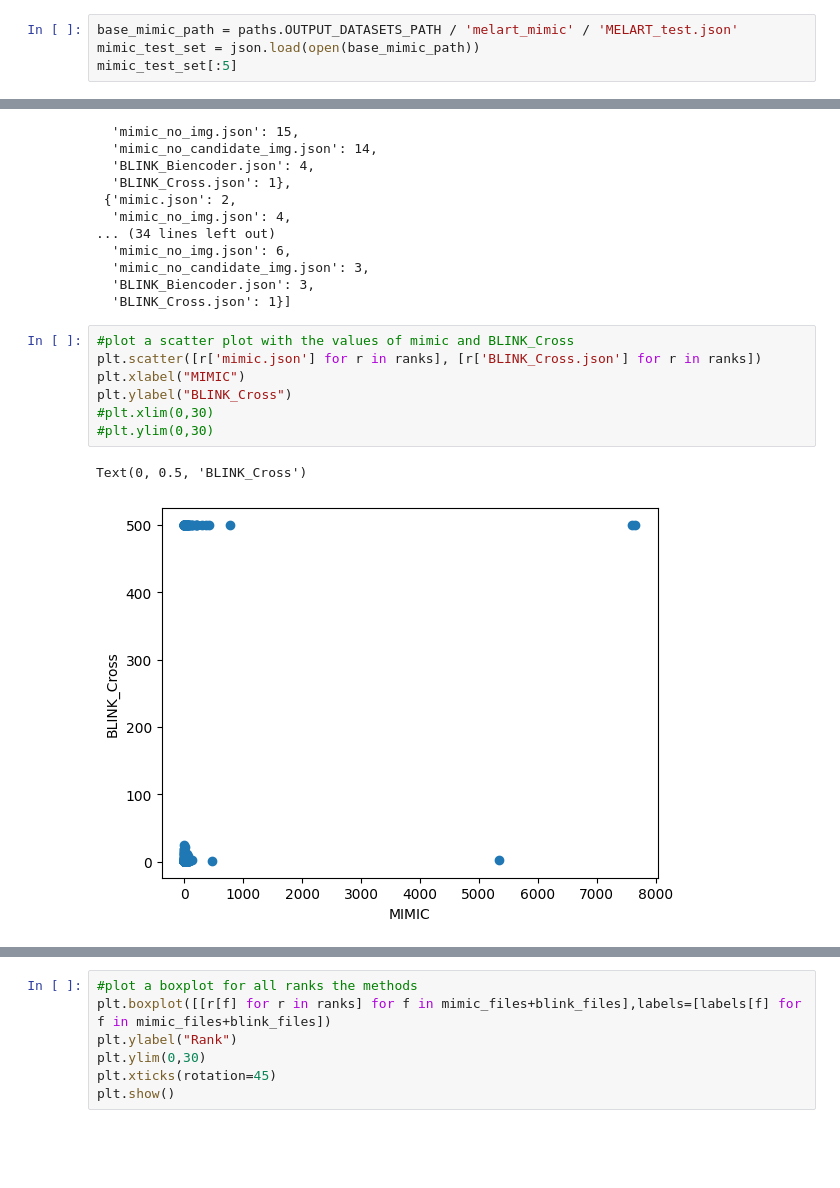
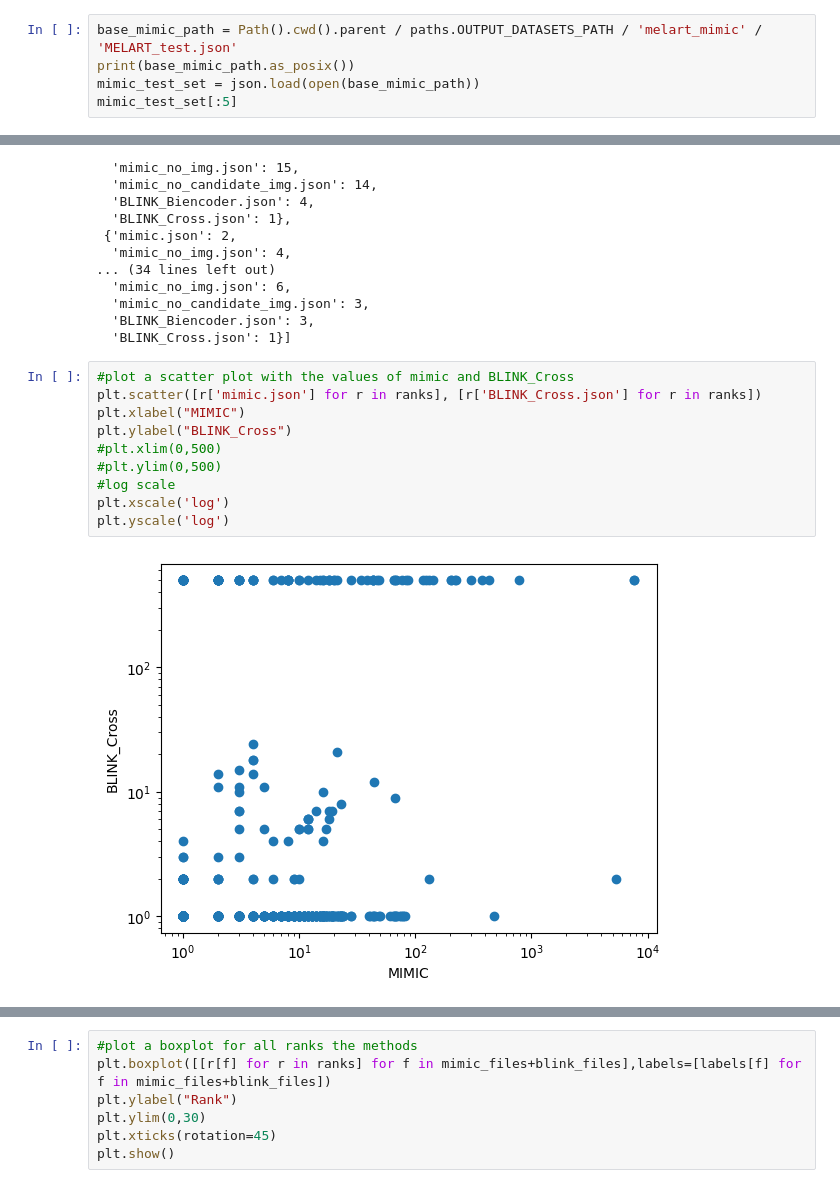
Before and after one commit to HPI-Information-Systems/MELArt_experiments, a Jupyter notebook: Inference/Charts.ipynb, the cells around one changed output, grey strips where cells are left out. Cells and saved outputs as stored; diff of their text form; blank space fills up the shorter version.

```diff
--- a/Inference/Charts.ipynb
+++ b/Inference/Charts.ipynb
@@ -9,7 +10,8 @@ import pandas as pd
 mimic_files=["mimic.json","mimic_no_img.json", "mimic_no_candidate_img.json"]
 blink_files=["BLINK_Biencoder.json","BLINK_Cross.json"]
 # %%
-base_mimic_path = paths.OUTPUT_DATASETS_PATH / 'melart_mimic' / 'MELART_test.json'
+base_mimic_path = Path().cwd().parent / paths.OUTPUT_DATASETS_PATH / 'melart_mimic' / 'MELART_test.json'
+print(base_mimic_path.as_posix())
 mimic_test_set = json.load(open(base_mimic_path))
 mimic_test_set[:5]
 # %% [output]
@@ -88,10 +91,12 @@ ranks[:10]
 # %%
 #plot a scatter plot with the values of mimic and BLINK_Cross
 plt.scatter([r['mimic.json'] for r in ranks], [r['BLINK_Cross.json'] for r in ranks])
 plt.xlabel("MIMIC")
 plt.ylabel("BLINK_Cross")
-#plt.xlim(0,30)
-#plt.ylim(0,30)
+#plt.xlim(0,500)
+#plt.ylim(0,500)
+#log scale
+plt.xscale('log')
+plt.yscale('log')
 # %% [output]
-Text(0, 0.5, 'BLINK_Cross')
-[figure, old version]
+[figure, new version]
```
Also changed, not shown: parts of 6 cells of this notebook.
